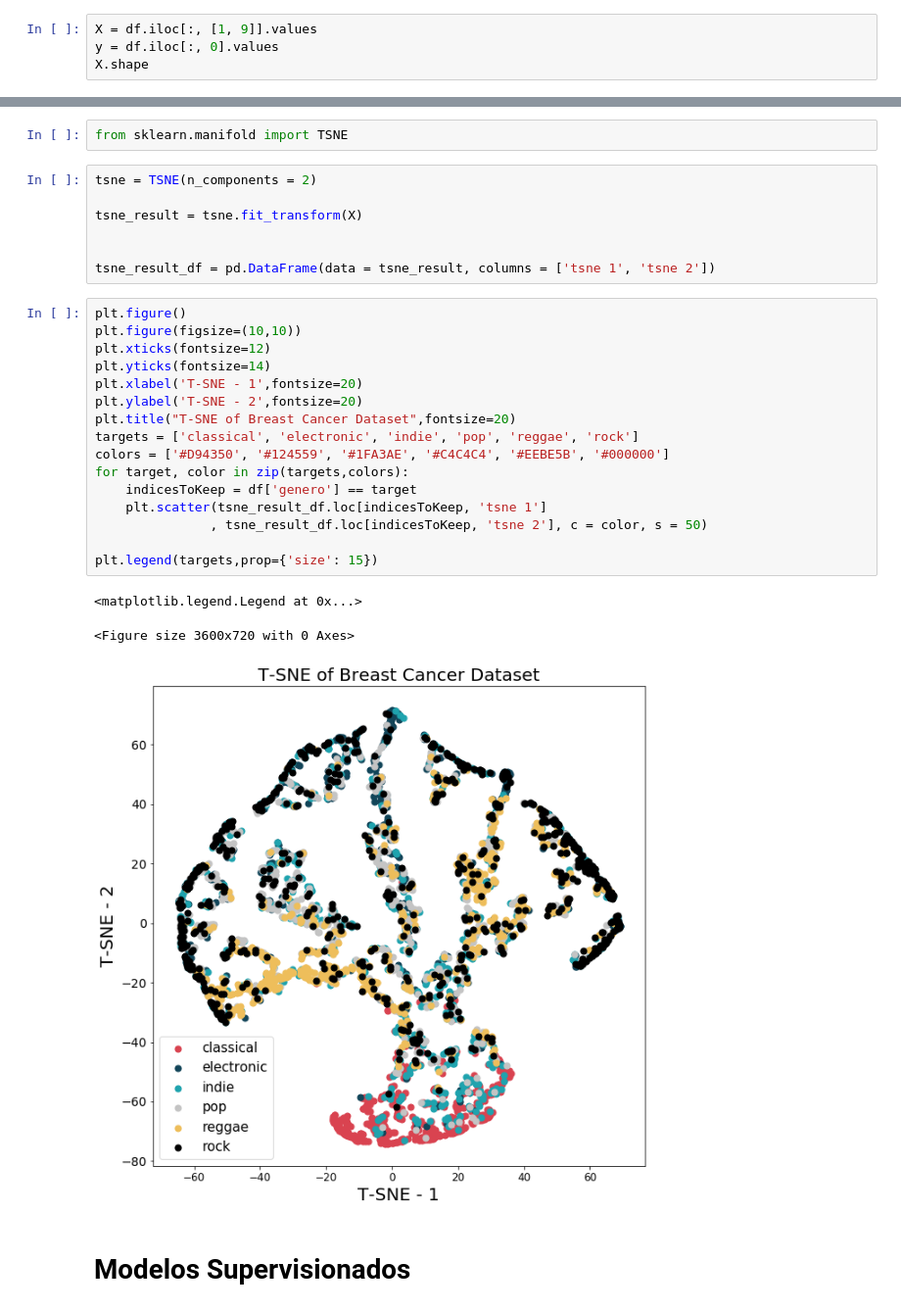
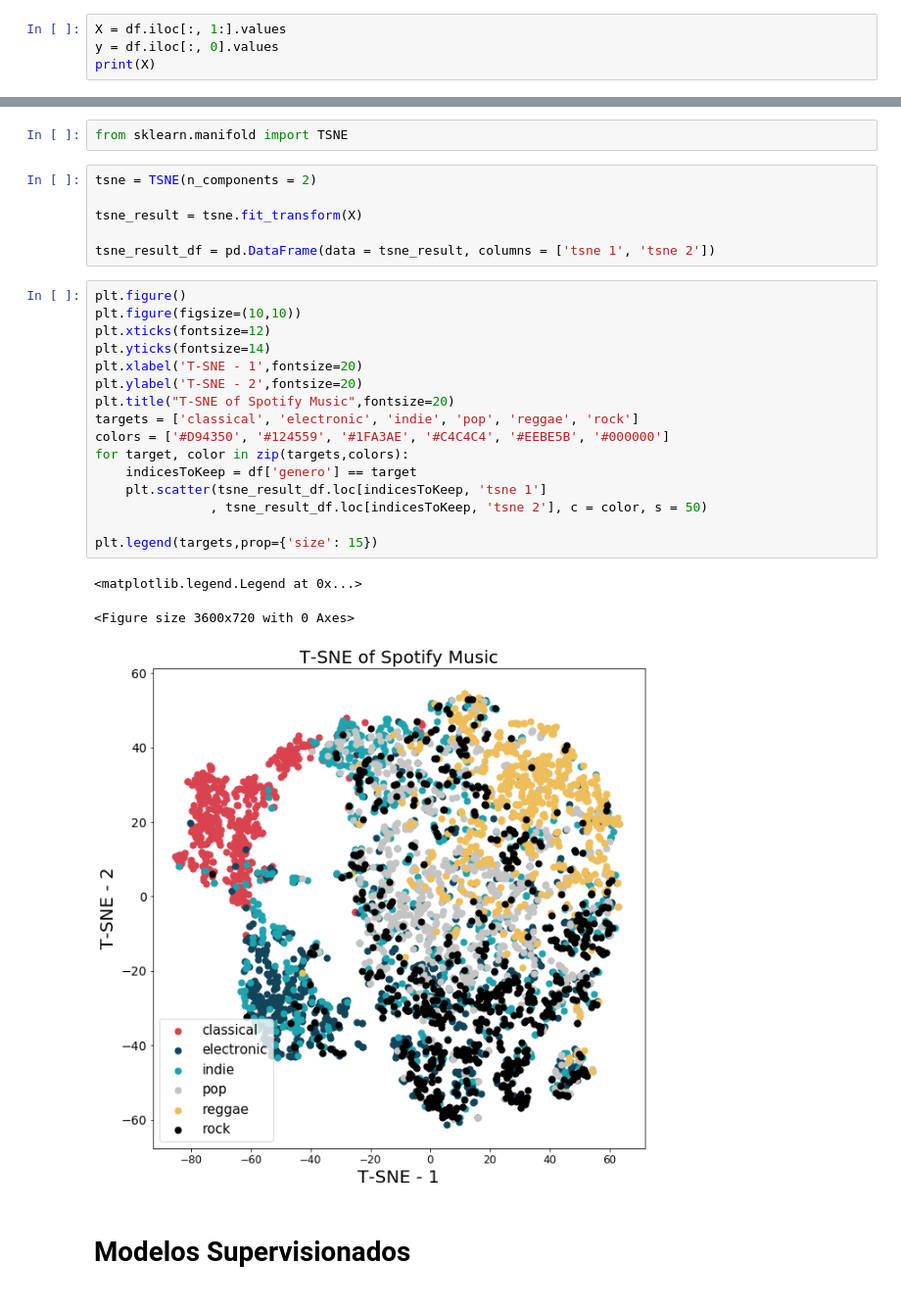
Before and after one commit to Thiagolink/Classificador-de-M-sicas, a Jupyter notebook: Trabalho Aprendizado.ipynb, the cells around one changed output, grey strips where cells are left out. Shown at 98% size. Cells and saved outputs as stored; diff of their text form.

Commit message:
Ajustes pq tava tudo errado, tava fazendo o iloc errado

```diff
--- a/Trabalho Aprendizado.ipynb
+++ b/Trabalho Aprendizado.ipynb
@@ -107,7 +107,7 @@ Energy e Loudness sempre possui uma correlação alta, independente do gênero m
 # %% [markdown]
 # Extração de Atributos
 # %%
-X = df.iloc[:, [1, 9]].values
+X = df.iloc[:, 1:].values
 y = df.iloc[:, 0].values
-X.shape
+print(X)
 # %% [output]
@@ -155,28 +180,27 @@ tsne = TSNE(n_components = 2)
 
 tsne_result = tsne.fit_transform(X)
 
-
 tsne_result_df = pd.DataFrame(data = tsne_result, columns = ['tsne 1', 'tsne 2'])
 # %%
 plt.figure()
 plt.figure(figsize=(10,10))
 plt.xticks(fontsize=12)
 plt.yticks(fontsize=14)
 plt.xlabel('T-SNE - 1',fontsize=20)
 plt.ylabel('T-SNE - 2',fontsize=20)
-plt.title("T-SNE of Breast Cancer Dataset",fontsize=20)
+plt.title("T-SNE of Spotify Music",fontsize=20)
 targets = ['classical', 'electronic', 'indie', 'pop', 'reggae', 'rock']
 colors = ['#D94350', '#124559', '#1FA3AE', '#C4C4C4', '#EEBE5B', '#000000']
 for target, color in zip(targets,colors):
     indicesToKeep = df['genero'] == target
     plt.scatter(tsne_result_df.loc[indicesToKeep, 'tsne 1']
                , tsne_result_df.loc[indicesToKeep, 'tsne 2'], c = color, s = 50)
 
 plt.legend(targets,prop={'size': 15})
 # %% [output]
 <matplotlib.legend.Legend at 0x...>
 <Figure size 3600x720 with 0 Axes>
-[figure, old version]
+[figure, new version]
 # %% [markdown]
 # Modelos Supervisionados
 # %% [markdown]
```
Also changed, not shown: parts of 12 cells of this notebook.
